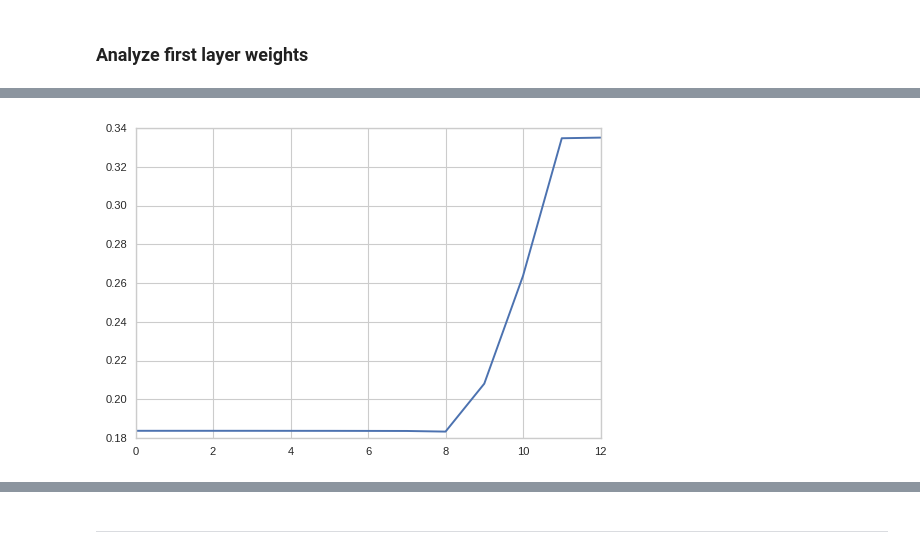
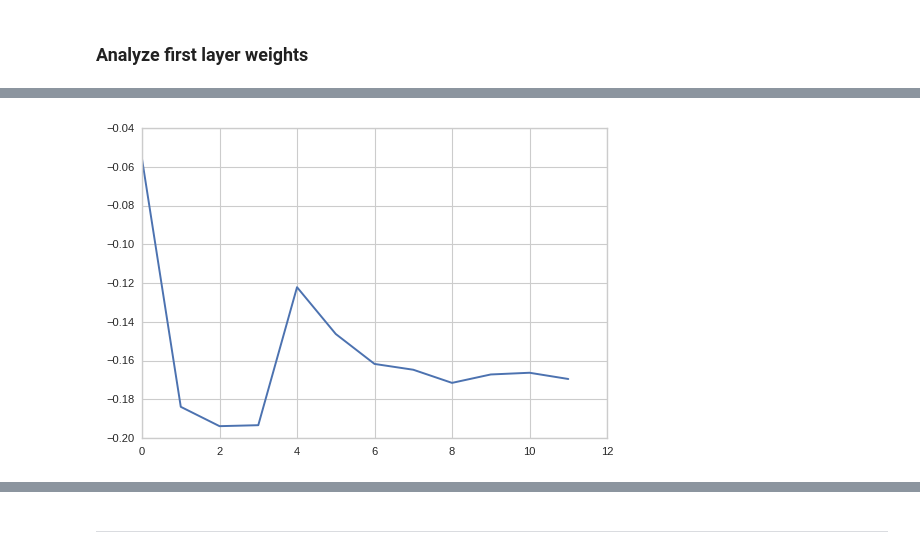
Before and after one commit to Xidron/qSAR-net, a Jupyter notebook: network.ipynb, the cells around one changed output, grey strips where cells are left out. Cells and saved outputs as stored; diff of their text form; code cells hidden in the pictures.

Commit message:
Add files via upload
almost complete
"Analysis" section needs revising - namely acquiring checkpoints in correct order

```diff
--- a/network.ipynb
+++ b/network.ipynb
@@ -300,7 +306,7 @@ Wall time: 4.77 s
 # %% [markdown]
 ###  User-defined network variables:
 # %%
-layers = [50]
+layers = [200,200]
 learning_rate = 0.001
 batch_size = 50
 epochs = 5
@@ -308,6 +314,7 @@ epochs = 5
 ### Create and train the network
 # %%
 #%%time
+tf.reset_default_graph()
 print(time.strftime("%Y-%m-%d %H:%M:%S", time.localtime()))
 start = time.time()
 # Automatic network variables
@@ -319,15 +326,15 @@ x = active_layers['x'] # first placeholder
 a = active_layers['out'][2] # output layer activations
 t = active_layers['out'][3] # placeholder for targets
 
-saver = tf.train.Saver(max_to_keep=14)
+saver = tf.train.Saver(max_to_keep=12)
 
 # Objective
 '''Adam Optimizer'''
-cross_entropy = tf.reduce_mean(tf.nn.sigmoid_cross_entropy_with_logits(a, t)) # wypisywać do interpretacji w porównaniu do "głupich" sieci
+cross_entropy = tf.reduce_mean(tf.nn.sigmoid_cross_entropy_with_logits(a, t))
 train = tf.train.AdamOptimizer(learning_rate).minimize(cross_entropy)
 
 # Prediction
-predict = tf.round(tf.nn.sigmoid(a)) # wektor binarny
+predict = tf.round(tf.nn.sigmoid(a))
 
 # Train the network
 tr_rate, val_rate, f1 = train_network(train_set, batch_size, epochs)
@@ -373,7 +382,7 @@ lr_rate: 0.001, batch_size: 50, epochs: 5, time: 00:01:34
 # %% [markdown]
 ### Analyze first layer weights
 # %%
-checkpoints = [c for c in sorted(listdir('tmp')) if c[-1]=='0']
+checkpoints = [c for c in sorted(listdir('tmp')) if c[-1] not in 'at']
 
 weights = []
 with tf.Session() as sess:
@@ -411,3 +426,3 @@ for i in range(len(w_last)):
 # %%
-c = 2  # descriptor / fingerprint cell to analyse further
+c = 1  # descriptor / fingerprint cell to analyse further
 # %%
@@ -420,7 +435,7 @@ print(np.where(w_last[c]-w_first[c] < -0.1))
 # %%
-plt.plot(weights[:, c, 7]);
+plt.plot(weights[:, c, 3]);
 # %% [output]
-[figure, old version]
+[figure, new version]
 # %%
 plt.boxplot(np.transpose(w_last-w_first));
 # %% [output]
```
Also changed, not shown: parts of 25 cells of this notebook.
